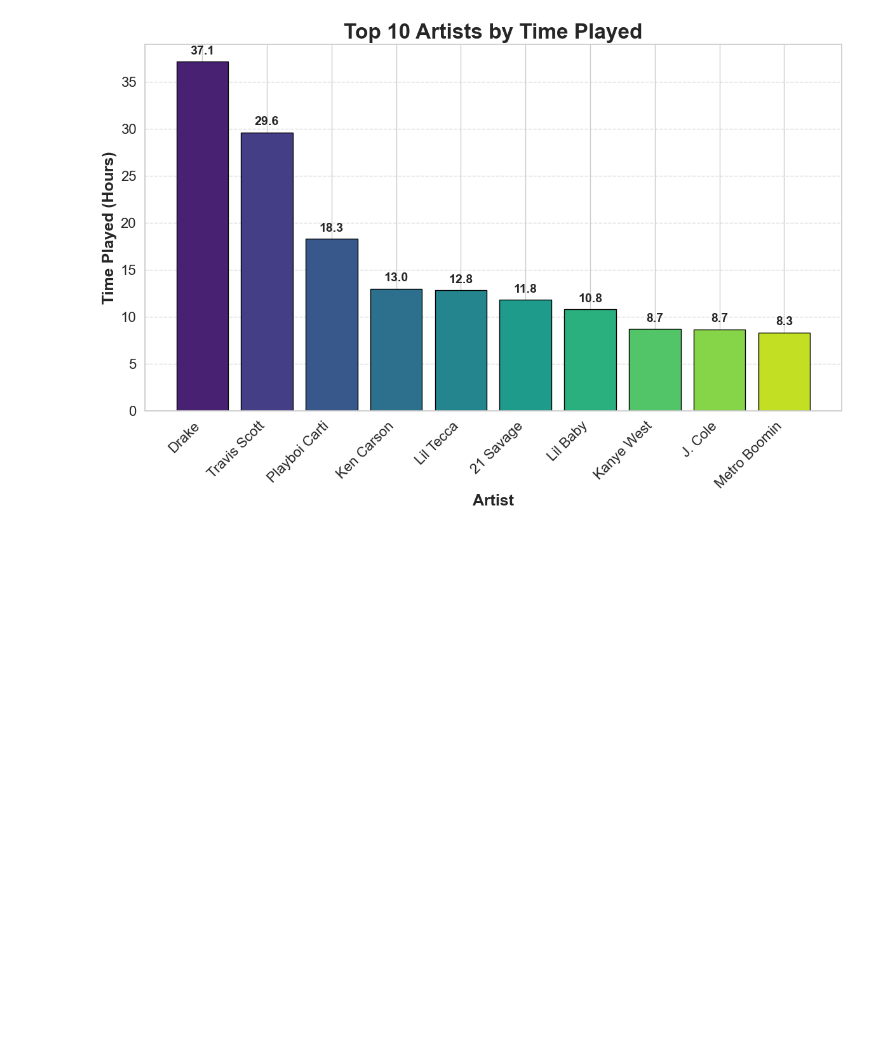
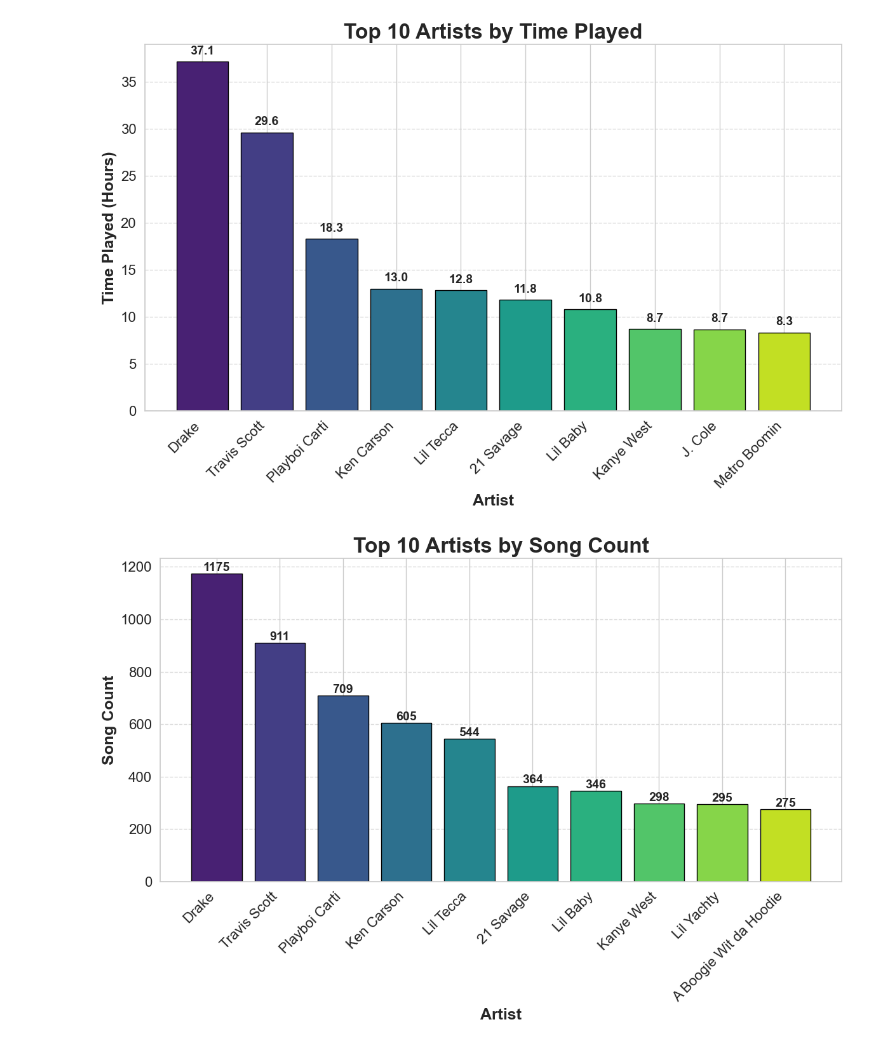
Before and after one commit to cparthiv/spotify-analysis, a Jupyter notebook: spotify_analysis.ipynb, the cells around one changed output. Saved outputs shown, nothing was run; the diff lists cells and outputs as text; code cells hidden in the pictures; blank space fills up the shorter version.

Commit message:
new graph sorting based on song counts

```diff
--- a/spotify_analysis.ipynb
+++ b/spotify_analysis.ipynb
@@ -170,3 +170,38 @@ plt.tight_layout()
 plt.show()
 # %% [output]
 [figure]
+# %%
+top_artist_counts = spotify_stream_df.groupby(['master_metadata_album_artist_name'])[
+    ['count', 'time_played_hours']].sum().sort_values(by='count', ascending=False)
+top_10_artist_counts = top_artist_counts.head(10)
+
+# Set plot style and color palette
+sns.set_theme(style="whitegrid")
+palette = sns.color_palette("viridis", len(top_10_artists))
+
+plt.figure(figsize=(12, 8))
+bars = plt.bar(top_10_artist_counts.index,
+               top_10_artist_counts['count'],
+               color=palette,
+               edgecolor='black')
+
+# Add data labels
+for bar in bars:
+    yval = bar.get_height()
+    plt.text(bar.get_x() + bar.get_width()/2, yval + 0.5, round(yval, 1),
+             ha='center', va='bottom', fontsize=14, fontweight='bold')
+
+# Improve labels and title
+plt.xlabel('Artist', fontsize=18, fontweight='bold')
+plt.ylabel('Song Count', fontsize=18, fontweight='bold')
+plt.title('Top 10 Artists by Song Count', fontsize=24, fontweight='bold')
+plt.xticks(rotation=45, ha='right', fontsize=16)
+plt.yticks(fontsize=16)
+
+# Show gridlines for y-axis
+plt.grid(axis='y', linestyle='--', alpha=0.7)
+
+plt.tight_layout()
+plt.show()
+# %% [output]
+[figure, added]
```
Also changed, not shown: 1 other file.
